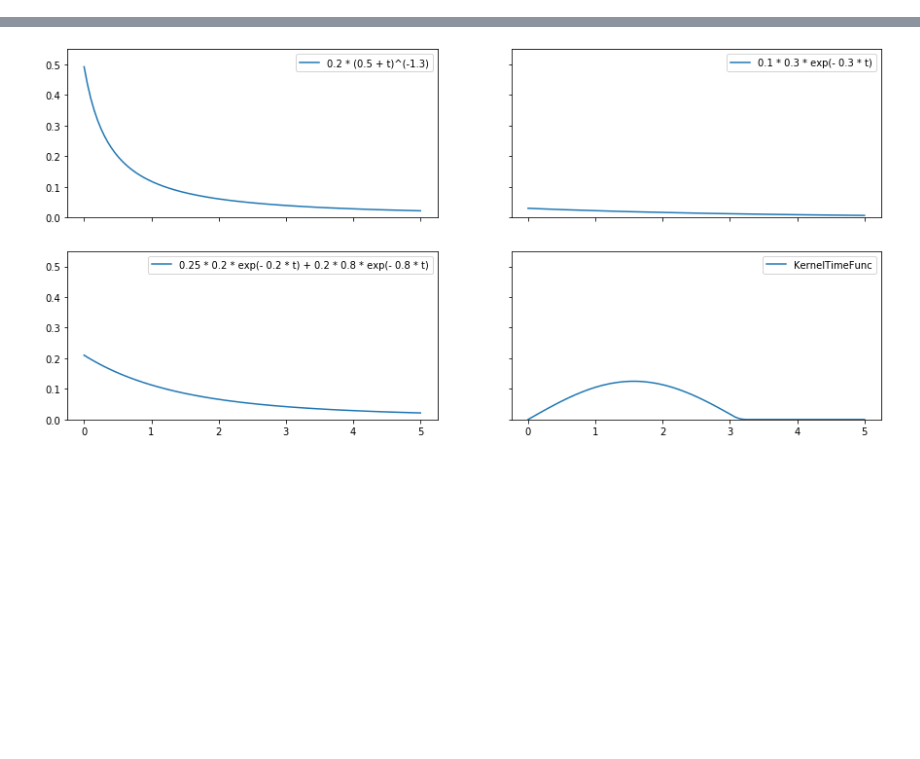
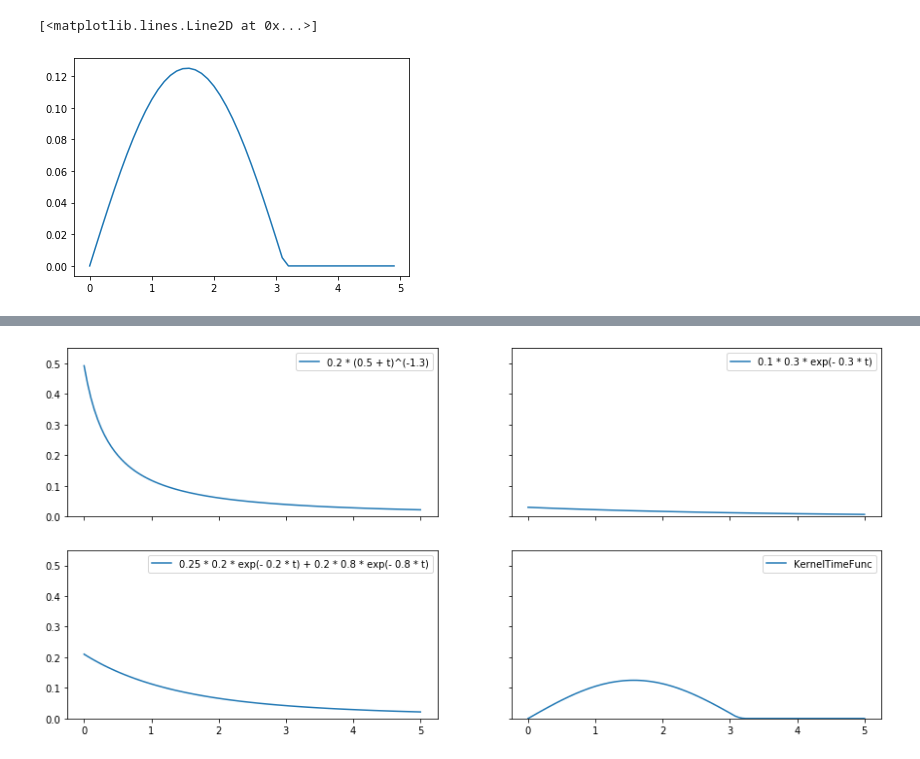
Before and after one commit to yamacisik/sahp_repo, a Jupyter notebook: sample_from_tick.ipynb, the cells around one changed output, grey strips where cells are left out. Saved outputs shown, nothing was run; the diff lists cells and outputs as text; code cells hidden in the pictures; blank space fills up the shorter version.

```diff
--- a/sample_from_tick.ipynb
+++ b/sample_from_tick.ipynb
@@ -19,0 +34,12 @@ import pickle
+# %%
+t = np.arange(0,5,0.1)
+tc = t.copy()
+tc[tc>4] =0
+sin = np.sin(tc)/8
+sin[sin <0] =0
+kernel = HawkesKernelTimeFunc(t_values=t, y_values=sin)
+t_values = np.arange(0,5,0.1)
+plt.plot(t_values,kernel.get_values(t_values))
+# %% [output]
+[<matplotlib.lines.Line2D at 0x...>]
+[figure, added]
```
Also changed, not shown: parts of 20 cells of this notebook, 5 other files.
